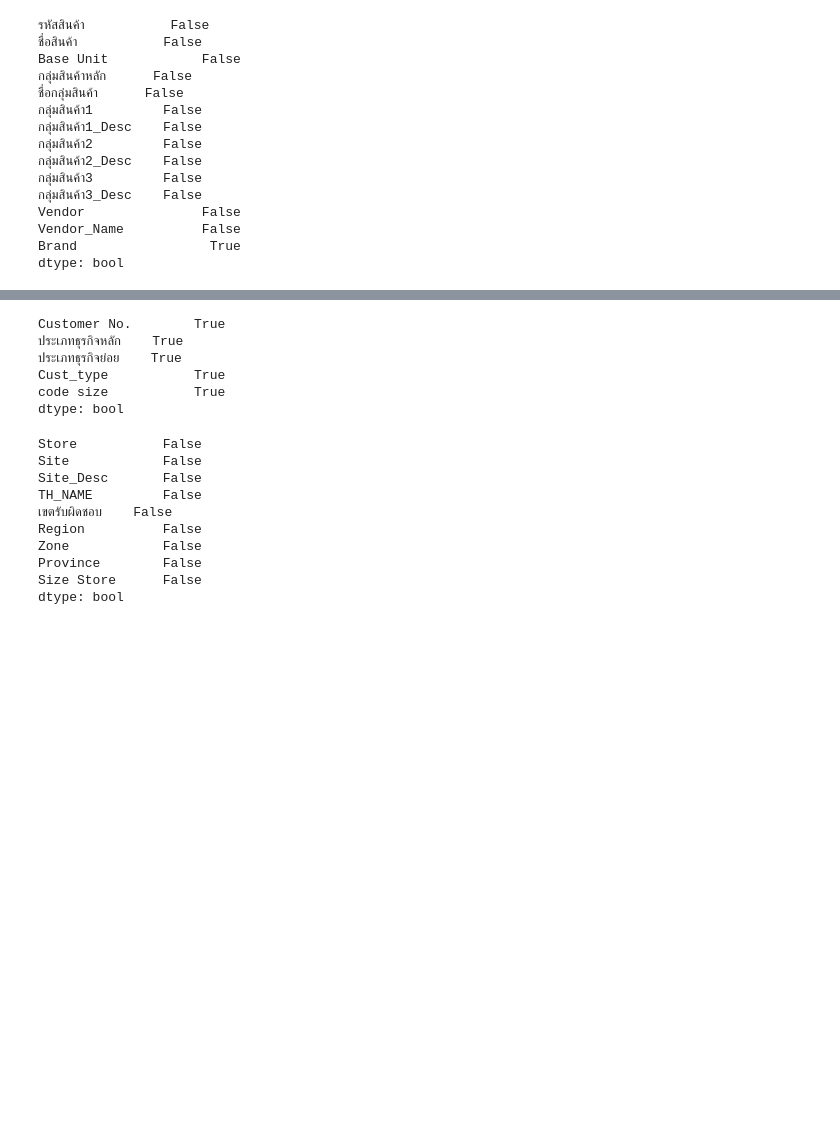
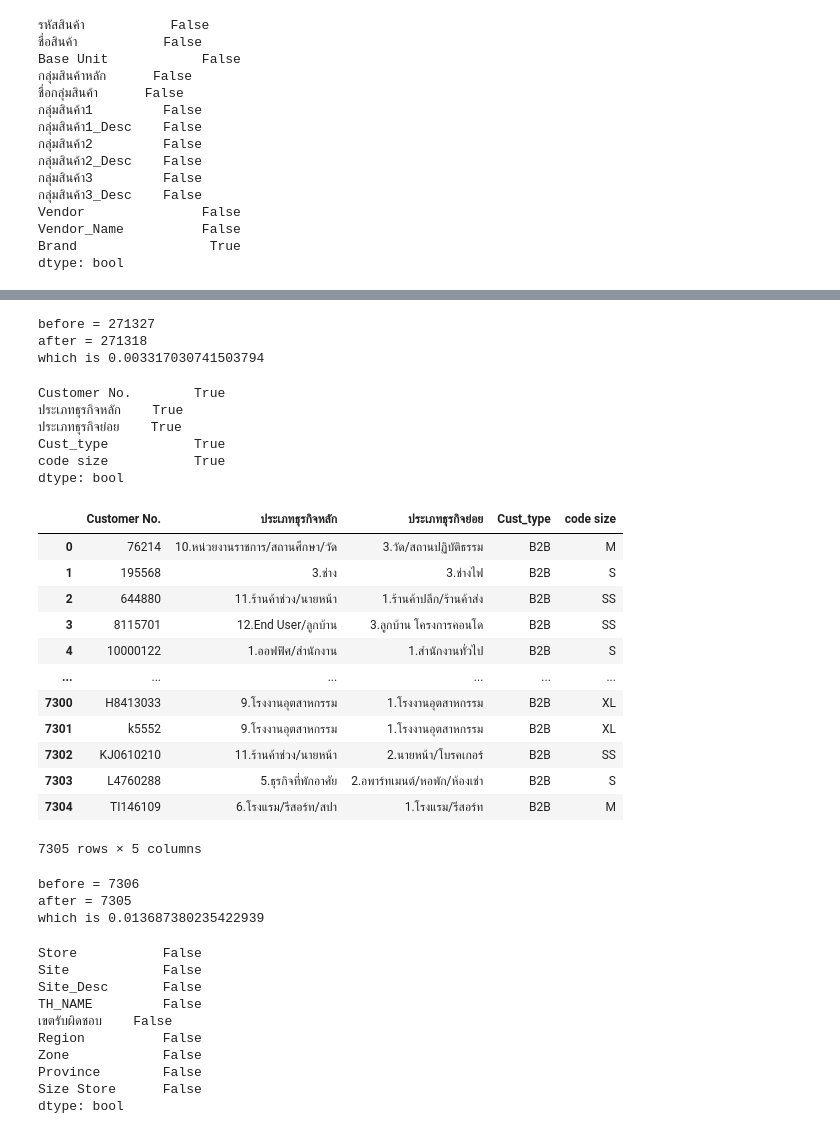
Before and after one commit to chalarm1405/DWDM21_, a Jupyter notebook: test_02.ipynb, the cells around one changed output, grey strips where cells are left out. Cells and saved outputs as stored; diff of their text form; code cells hidden in the pictures; blank space fills up the shorter version.

```diff
--- a/test_02.ipynb
+++ b/test_02.ipynb
@@ -188,3 +205,11 @@ dtype: bool
+# %%
+before = 271327
+after = 271318
+print(f'before = {before} \nafter = {after}\nwhich is {100*((before-after)/before)}')
+# %% [output]
+before = 271327
+after = 271318
+which is 0.003317030741503794
 # %%
 data_03.isnull().any()
 # %% [output]
@@ -194,6 +219,31 @@ Customer No.        True
 Cust_type           True
 code size           True
 dtype: bool
+# %%
+data_03 = data_03.dropna()
+data_03
+# %% [output]
+|  | Customer No. | ประเภทธุรกิจหลัก | ประเภทธุรกิจย่อย | Cust_type | code size |
+| 0 | 76214 | 10.หน่วยงานราชการ/สถานศึกษา/วัด | 3.วัด/สถานปฏิบัติธรรม | B2B | M |
+| 1 | 195568 | 3.ช่าง | 3.ช่างไฟ | B2B | S |
+| 2 | 644880 | 11.ร้านค้าช่วง/นายหน้า | 1.ร้านค้าปลีก/ร้านค้าส่ง | B2B | SS |
+| 3 | 8115701 | 12.End User/ลูกบ้าน | 3.ลูกบ้าน โครงการคอนโด | B2B | SS |
+| 4 | 10000122 | 1.ออฟฟิศ/สำนักงาน | 1.สำนักงานทั่วไป | B2B | S |
+| ... | ... | ... | ... | ... | ... |
+| 7300 | H8413033 | 9.โรงงานอุตสาหกรรม | 1.โรงงานอุตสาหกรรม | B2B | XL |
+| 7301 | k5552 | 9.โรงงานอุตสาหกรรม | 1.โรงงานอุตสาหกรรม | B2B | XL |
+| 7302 | KJ0610210 | 11.ร้านค้าช่วง/นายหน้า | 2.นายหน้า/โบรคเกอร์ | B2B | SS |
+| 7303 | L4760288 | 5.ธุรกิจที่พักอาศัย | 2.อพาร์ทเมนต์/หอพัก/ห้องเช่า | B2B | S |
+| 7304 | TI146109 | 6.โรงแรม/รีสอร์ท/สปา | 1.โรงแรม/รีสอร์ท | B2B | M |
+7305 rows × 5 columns
+# %%
+before = 7306
+after = 7305
+print(f'before = {before} \nafter = {after}\nwhich is {100*((before-after)/before)}')
+# %% [output]
+before = 7306
+after = 7305
+which is 0.013687380235422939
 # %%
 data_04.isnull().any()
 # %% [output]
```
Also changed, not shown: parts of 6 cells of this notebook.
